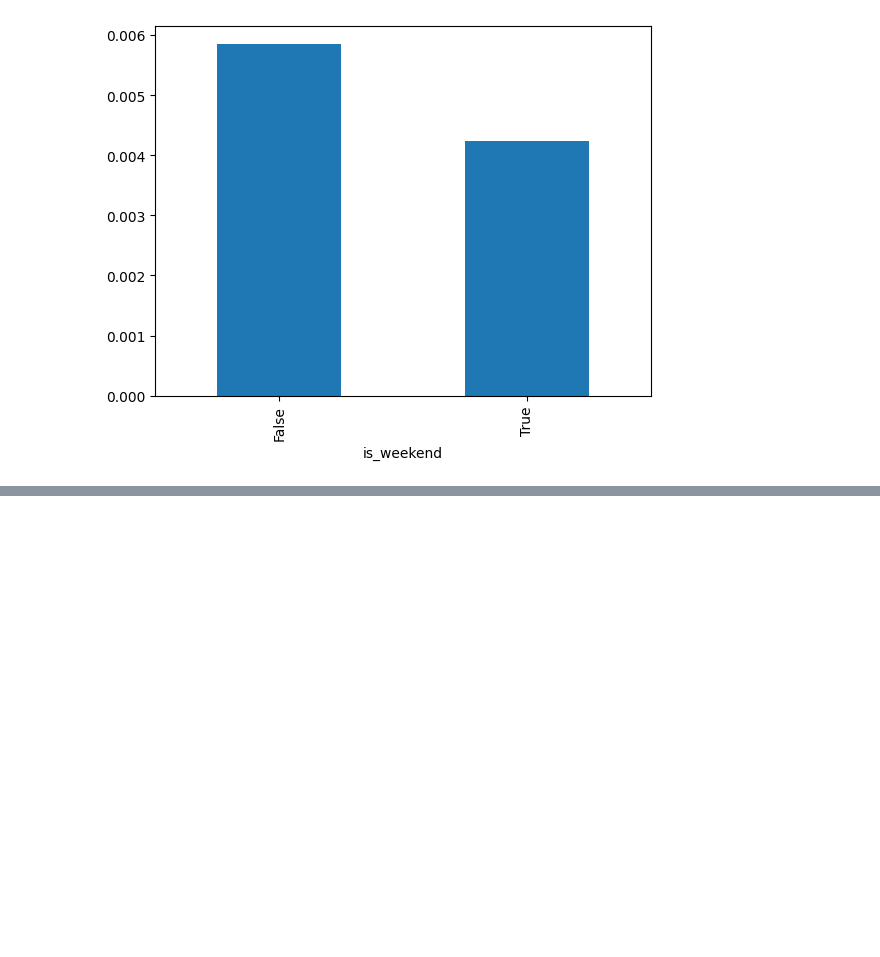
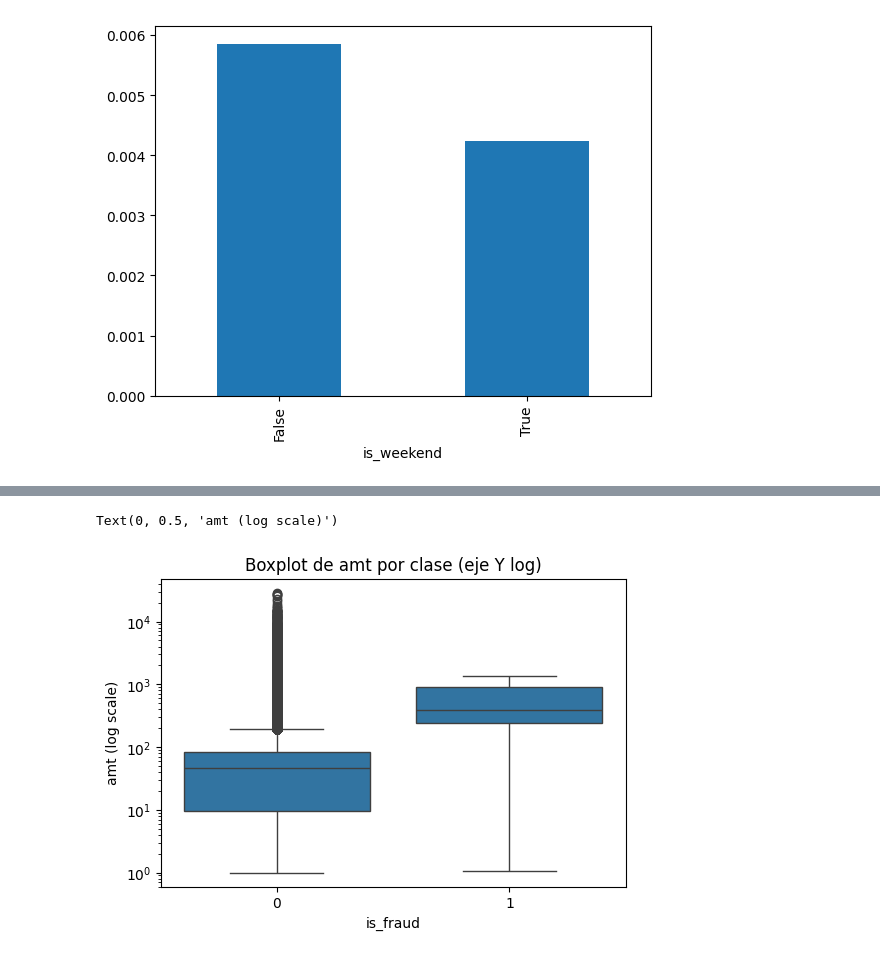
Before and after one commit to AGM54/PROYECTO1, a Jupyter notebook: plusTI.ipynb, the cells around one changed output, grey strips where cells are left out. Drawn from its saved outputs; the diff is of its cells as text; code cells hidden in the pictures; blank space fills up the shorter version.

```diff
--- a/plusTI.ipynb
+++ b/plusTI.ipynb
@@ -361,0 +388,10 @@ pd.crosstab(sds.is_weekend, sds.is_fraud, normalize='index')[1].plot.bar()
+# %%
+plt.figure(figsize=(6,4))
+sns.boxplot(x='is_fraud', y='amt', data=sds)
+plt.yscale('log')
+plt.title("Boxplot de amt por clase (eje Y log)")
+plt.xlabel("is_fraud")
+plt.ylabel("amt (log scale)")
+# %% [output]
+Text(0, 0.5, 'amt (log scale)')
+[figure, added]
```
Also changed, not shown: parts of 10 cells of this notebook.
